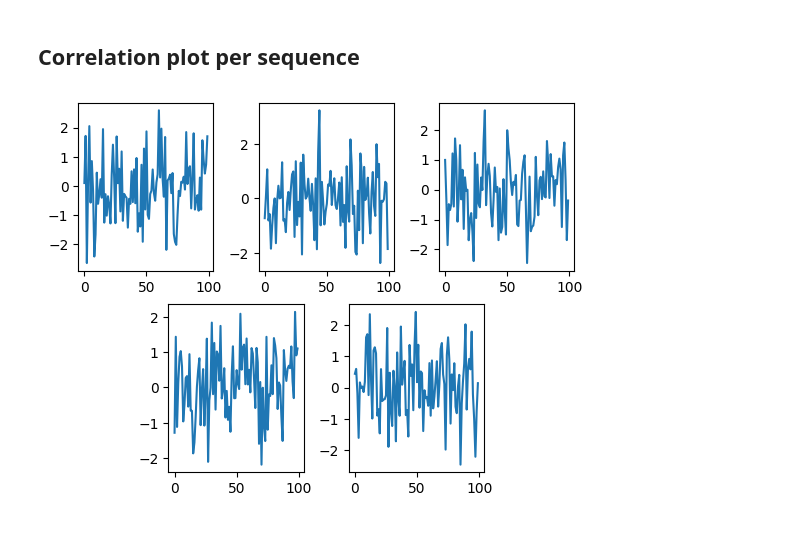
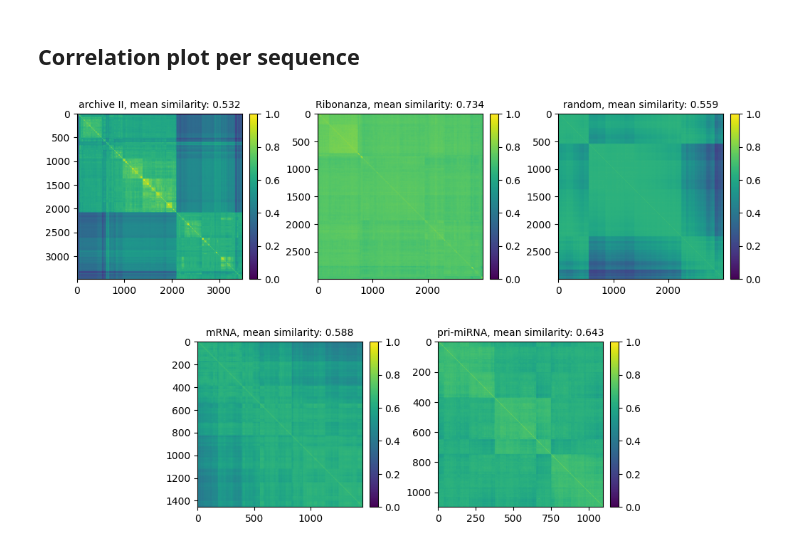
Before and after one commit to rouskinlab/efold_figures, a Jupyter notebook: Figure3/UMAP_families.ipynb, the cells around one changed output. Drawn from its saved outputs; the diff is of its cells as text; code cells hidden in the pictures.

```diff
--- a/Figure3/UMAP_families.ipynb
+++ b/Figure3/UMAP_families.ipynb
@@ -281,56 +281,46 @@ def sort_similarity(rna_sequences):
 
     return sorted_similarity_matrix
 
 
 import matplotlib.pyplot as plt
+from mpl_toolkits.axes_grid1 import make_axes_locatable
+
 f = plt.figure(figsize=(12,12))
 
 axes = [plt.subplot2grid((2,6), (0,0), colspan=2),
         plt.subplot2grid((2,6), (0,2), colspan=2),
         plt.subplot2grid((2,6), (0,4), colspan=2),
         plt.subplot2grid((2,6), (1,1), colspan=2),
         plt.subplot2grid((2,6), (1,3), colspan=2)]
 
-test_sets = ['archiveII', 'human_mRNA', 'pri_miRNA', 'ribonanza', 'random']
+test_sets = ['archiveII', 'ribonanza', 'random', 'human_mRNA', 'pri_miRNA']
 names = {'archiveII': 'archive II', 'human_mRNA': 'mRNA', 'pri_miRNA': 'pri-miRNA', 'ribonanza': 'Ribonanza', 'random': 'random'}
 
 for i, test_set in enumerate(test_sets):
 
     if test_set == 'random':
         sequences = generate_random_sequences(3000, 100, 1000)
 
     else:
         data = get_dataset(test_set)
         sequences = pd.DataFrame(data).T['sequence'].values
 
         if test_set == 'ribonanza':
             sequences = sequences[np.random.choice(len(sequences), 3000, replace=False)]
 
-    sequences = sequences[np.random.choice(len(sequences), 10, replace=False)]
+    # sequences = sequences[np.random.choice(len(sequences), 10, replace=False)]
     sorted_similarity = sort_similarity(sequences)
 
     # plt.subplot(2, 2, i+1)
-    plt.title(f'{names[test_set]}, mean similarity: {sorted_similarity.mean():.3f}')
-    axes[i].imshow(sorted_similarity, vmin=0, vmax=1, cmap='viridis')
-    plt.colorbar()
+    axes[i].set_title(f'{names[test_set]}, mean similarity: {sorted_similarity.mean():.3f}', fontdict={'fontsize': 10})
+    im = axes[i].imshow(sorted_similarity, vmin=0, vmax=1, cmap='viridis')
+
+    # add the colorbar
+    divider = make_axes_locatable(axes[i])
+    cax = divider.append_axes('right', size='5%', pad=0.1)
+    f.colorbar(im, cax=cax, orientation='vertical')
+
+    plt.subplots_adjust(hspace=-0.47, wspace=1)
+# %% [output]
+[figure, added]
-# %%
-import matplotlib.pyplot as plt
-
-ax1 = plt.subplot2grid((2,6), (0,0), colspan=2)
-ax2 = plt.subplot2grid((2,6), (0,2), colspan=2)
-ax3 = plt.subplot2grid((2,6), (0,4), colspan=2)
-ax4 = plt.subplot2grid((2,6), (1,1), colspan=2)
-ax5 = plt.subplot2grid((2,6), (1,3), colspan=2)
-
-
-# plot random stuff
-ax1.plot(np.random.randn(100))
-ax2.plot(np.random.randn(100))
-ax3.plot(np.random.randn(100))
-ax4.plot(np.random.randn(100))
-ax5.plot(np.random.randn(100))
-
-plt.subplots_adjust(hspace=0.2, wspace=1)
-# %% [output]
-[figure, removed]
 # %%
```
Also changed, not shown: parts of 1 cell of this notebook, 3 other files.
